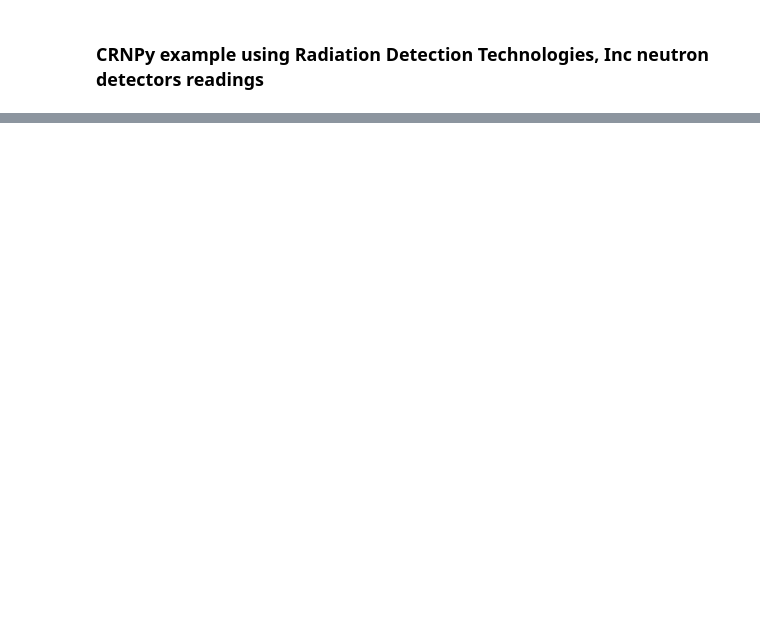
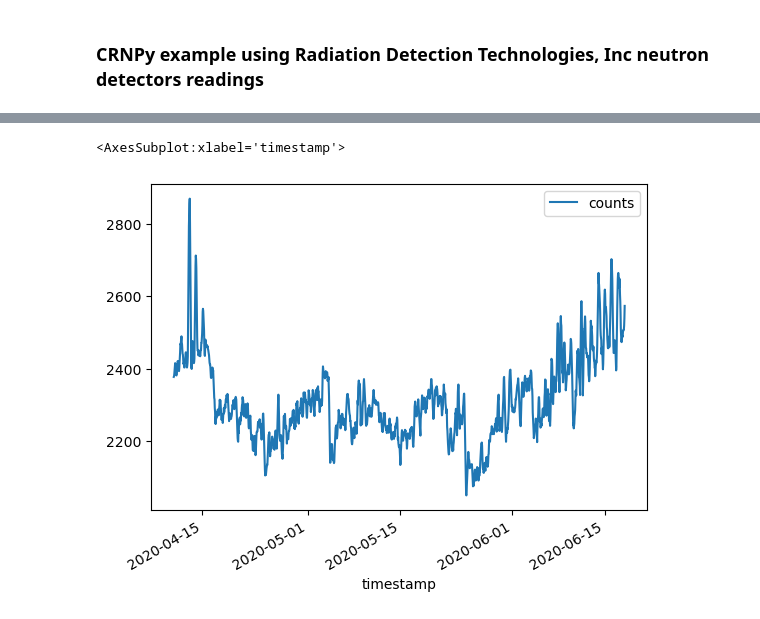
Before and after one commit to soilwater/crnpy, a Jupyter notebook: examples/example_RDT.ipynb, the cells around one changed output, grey strips where cells are left out. Drawn from its saved outputs; the diff is of its cells as text; code cells hidden in the pictures; blank space fills up the shorter version.

```diff
--- a/examples/example_RDT.ipynb
+++ b/examples/example_RDT.ipynb
@@ -80,0 +62,7 @@ array([[3600., 3600., 3600., ..., 3600., 3600., 3600.],
+# %%
+#Find stations with cutoff rigidity similar to estimated by lat,lon
+crnpy.find_neutron_detectors(crnpy.cutoff_rigidity(39.1, -96.6))
+
+#Download data for one of the similar stations and add to df
+incoming_neutrons = crnpy.get_incoming_neutron_flux(df['timestamp'], station="IRKT")
+df['incoming_flux'] = incoming_neutrons['counts']
@@ -80,0 +83,16 @@ array([[3600., 3600., 3600., ..., 3600., 3600., 3600.],
+# %%
+# Fill NaN values in atmospheric data
+df[['pressure', 'RH', 'T']] = crnpy.fill_missing_atm(df[['pressure', 'RH', 'T']])
+
+# Correct count by atmospheric variables and incoming flux
+df['corrected']=crnpy.atm_correction(counts=df['total_counts'], pressure=df['pressure'], humidity=df['RH'], temp=df['T'], Pref=df['pressure'].mean(), Aref=0, L=130, incoming_neutrons=df['incoming_flux']).dropna()
+df['corrected']=crnpy.fill_counts(df['corrected'].copy())
+# %%
+df['counts'] = crnpy.drop_invalid(df['corrected'], min_counts=2000, max_counts=3000)
+# Filter using the Savitzky-Golay filter
+df_filtered = crnpy.smooth_counts(df['counts'].dropna(), window=11, order=3)
+
+df_filtered.plot()
+# %% [output]
+<AxesSubplot:xlabel='timestamp'>
+[figure, added]
```
Also changed, not shown: parts of 15 cells of this notebook, 13 other files.
